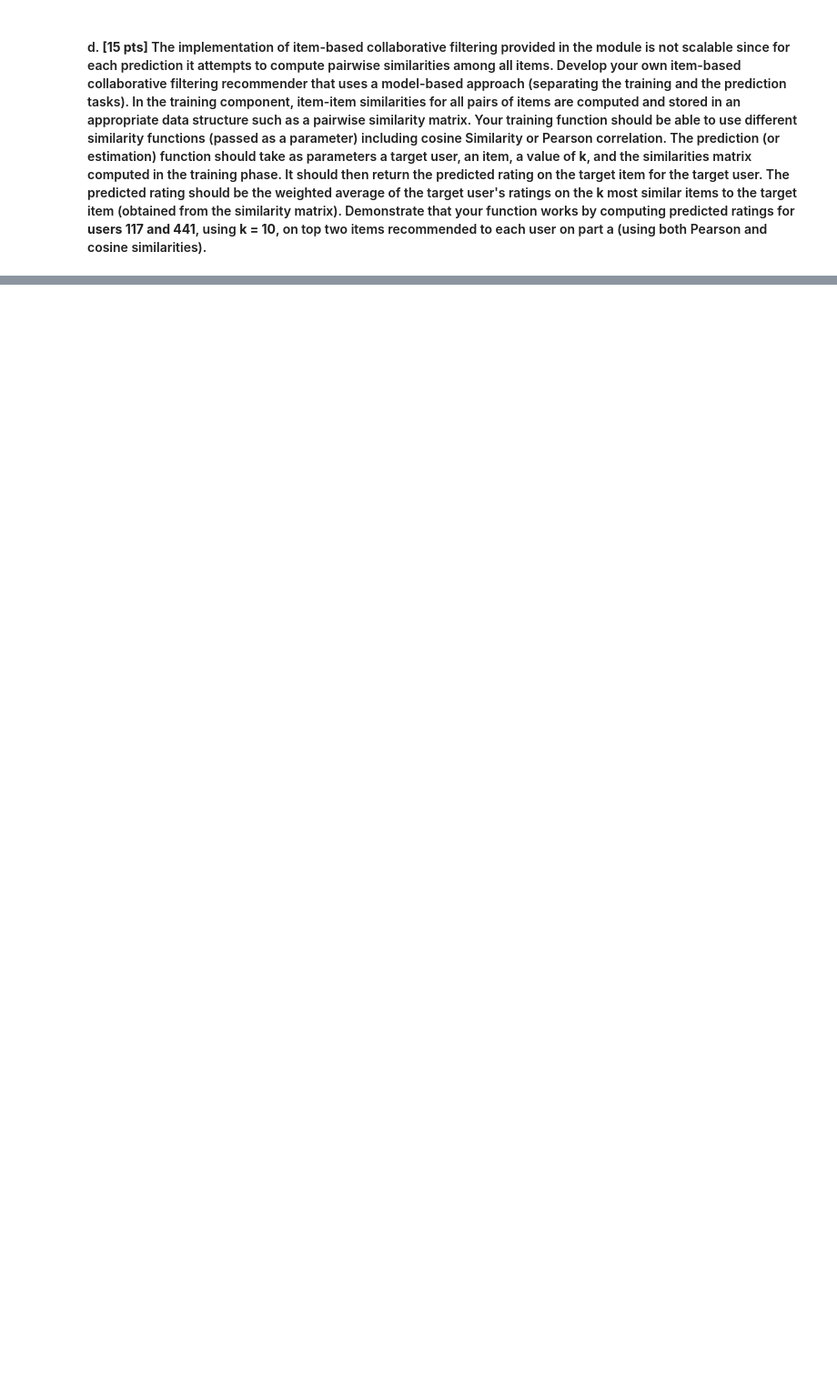
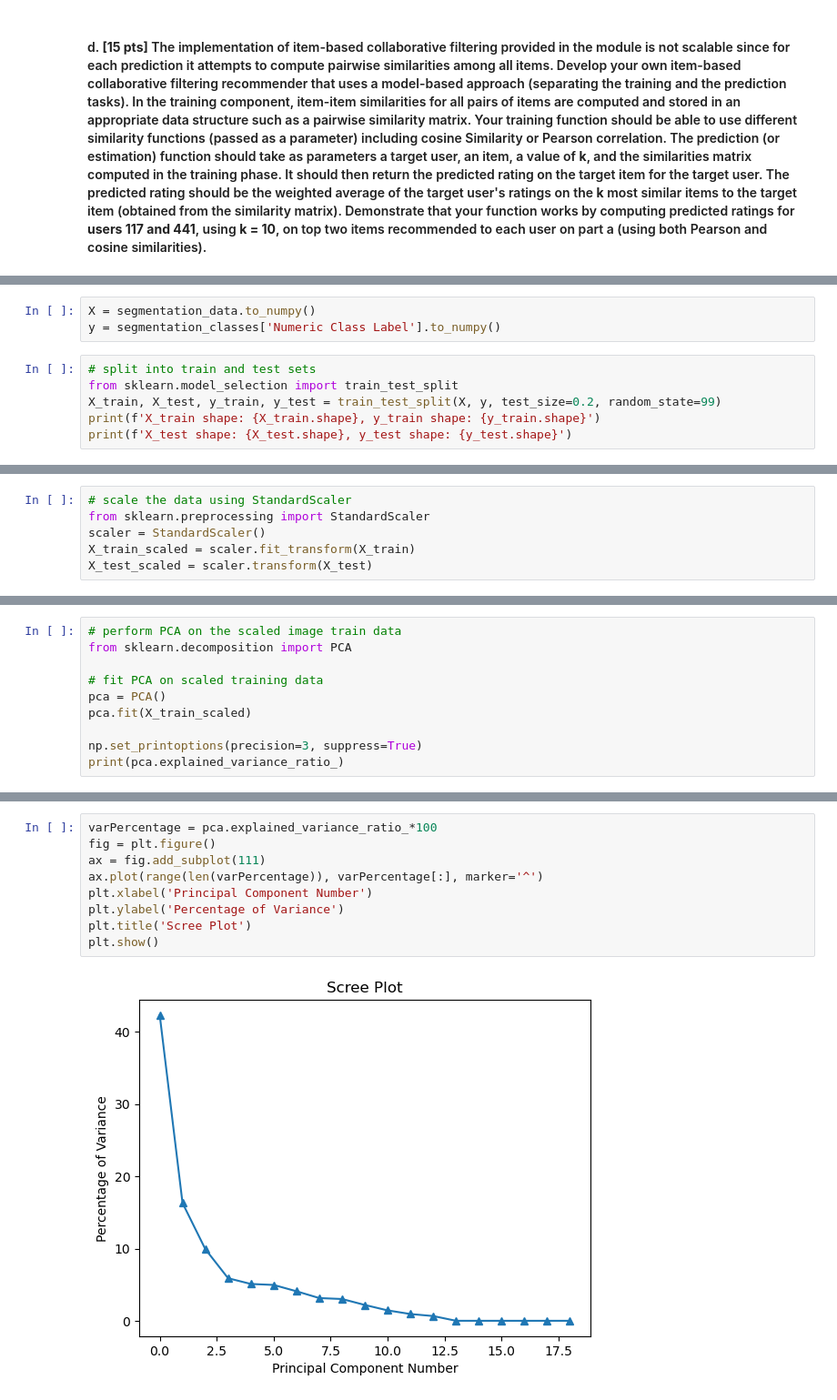
Before and after one commit to joneshshrestha/machine-learning-python, a Jupyter notebook: Item-based Joke Recommendation/joke-recommendation.ipynb, the cells around one changed output, grey strips where cells are left out. Shown at 91% size. Saved outputs shown, nothing was run; the diff lists cells and outputs as text; blank space fills up the shorter version.

```diff
--- a/Item-based Joke Recommendation/joke-recommendation.ipynb
+++ b/Item-based Joke Recommendation/joke-recommendation.ipynb
@@ -271,0 +523,9 @@ def item_based_predict(dataMat, simMat, user, item, k):
+# %%
+X = segmentation_data.to_numpy()
+y = segmentation_classes['Numeric Class Label'].to_numpy()
+# %%
+# split into train and test sets
+from sklearn.model_selection import train_test_split
+X_train, X_test, y_train, y_test = train_test_split(X, y, test_size=0.2, random_state=99)
+print(f'X_train shape: {X_train.shape}, y_train shape: {y_train.shape}')
+print(f'X_test shape: {X_test.shape}, y_test shape: {y_test.shape}')
@@ -271,0 +535,6 @@ def item_based_predict(dataMat, simMat, user, item, k):
+# %%
+# scale the data using StandardScaler
+from sklearn.preprocessing import StandardScaler
+scaler = StandardScaler()
+X_train_scaled = scaler.fit_transform(X_train)
+X_test_scaled = scaler.transform(X_test)
@@ -271,0 +575,10 @@ def item_based_predict(dataMat, simMat, user, item, k):
+# %%
+# perform PCA on the scaled image train data
+from sklearn.decomposition import PCA
+
+# fit PCA on scaled training data
+pca = PCA()
+pca.fit(X_train_scaled)
+
+np.set_printoptions(precision=3, suppress=True)
+print(pca.explained_variance_ratio_)
@@ -271,0 +603,11 @@ def item_based_predict(dataMat, simMat, user, item, k):
+# %%
+varPercentage = pca.explained_variance_ratio_*100
+fig = plt.figure()
+ax = fig.add_subplot(111)
+ax.plot(range(len(varPercentage)), varPercentage[:], marker='^')
+plt.xlabel('Principal Component Number')
+plt.ylabel('Percentage of Variance')
+plt.title('Scree Plot')
+plt.show()
+# %% [output]
+[figure, added]
```
Also changed, not shown: parts of 53 cells of this notebook, 4 other files.
